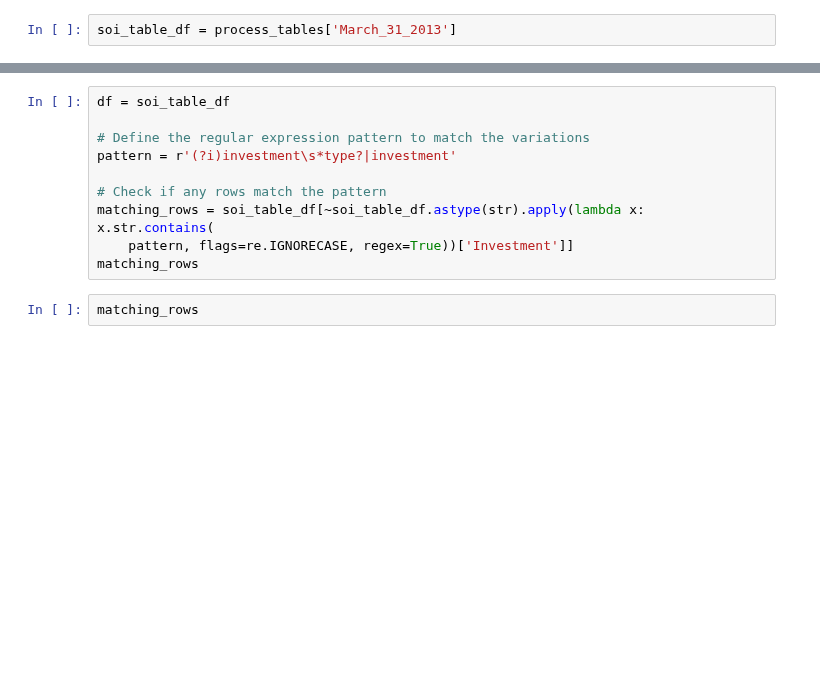
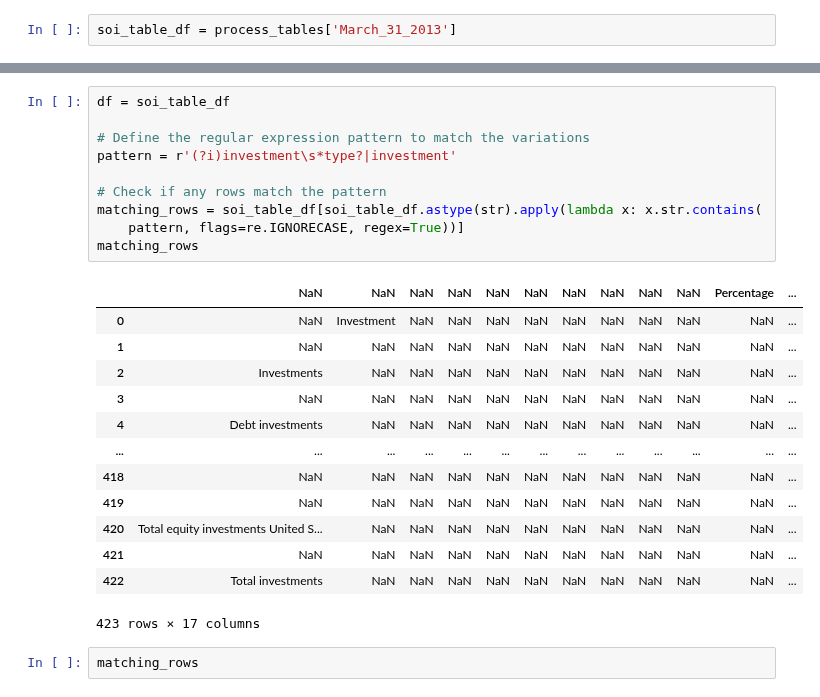
Before and after one commit to fuadh246/BDC_RA, a Jupyter notebook: GBDC/Code/process.ipynb, the cells around one changed output, grey strips where cells are left out. Drawn from its saved outputs; the diff is of its cells as text; blank space fills up the shorter version.

```diff
--- a/GBDC/Code/process.ipynb
+++ b/GBDC/Code/process.ipynb
@@ -131,13 +178,27 @@ soi_table_df = soi_table_df.loc[soi_table_df[matching_rows].index[0]:].reset_ind
 # %%
 df = soi_table_df
 
 # Define the regular expression pattern to match the variations
 pattern = r'(?i)investment\s*type?|investment'
 
 # Check if any rows match the pattern
-matching_rows = soi_table_df[~soi_table_df.astype(str).apply(lambda x: x.str.contains(
-    pattern, flags=re.IGNORECASE, regex=True))['Investment']]
+matching_rows = soi_table_df[soi_table_df.astype(str).apply(lambda x: x.str.contains(
+    pattern, flags=re.IGNORECASE, regex=True))]
 matching_rows
+# %% [output]
+|  | NaN | NaN | NaN | NaN | NaN | NaN | NaN | NaN | NaN | NaN | Percentage | ... |
+| 0 | NaN | Investment | NaN | NaN | NaN | NaN | NaN | NaN | NaN | NaN | NaN | ... |
+| 1 | NaN | NaN | NaN | NaN | NaN | NaN | NaN | NaN | NaN | NaN | NaN | ... |
+| 2 | Investments | NaN | NaN | NaN | NaN | NaN | NaN | NaN | NaN | NaN | NaN | ... |
+| 3 | NaN | NaN | NaN | NaN | NaN | NaN | NaN | NaN | NaN | NaN | NaN | ... |
+| 4 | Debt investments | NaN | NaN | NaN | NaN | NaN | NaN | NaN | NaN | NaN | NaN | ... |
+| ... | ... | ... | ... | ... | ... | ... | ... | ... | ... | ... | ... | ... |
+| 418 | NaN | NaN | NaN | NaN | NaN | NaN | NaN | NaN | NaN | NaN | NaN | ... |
+| 419 | NaN | NaN | NaN | NaN | NaN | NaN | NaN | NaN | NaN | NaN | NaN | ... |
+| 420 | Total equity investments United S... | NaN | NaN | NaN | NaN | NaN | NaN | NaN | NaN | NaN | NaN | ... |
+| 421 | NaN | NaN | NaN | NaN | NaN | NaN | NaN | NaN | NaN | NaN | NaN | ... |
+| 422 | Total investments | NaN | NaN | NaN | NaN | NaN | NaN | NaN | NaN | NaN | NaN | ... |
+423 rows × 17 columns
 # %%
 matching_rows
 # %%
```
Also changed, not shown: parts of 17 cells of this notebook, 6 other files.
